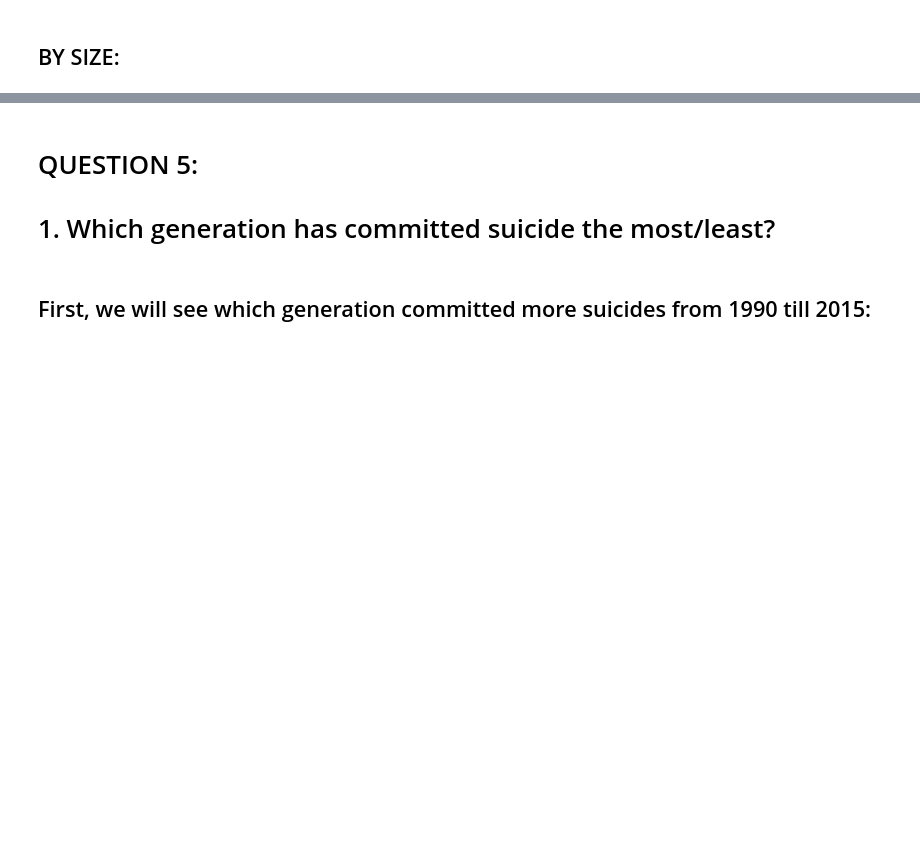
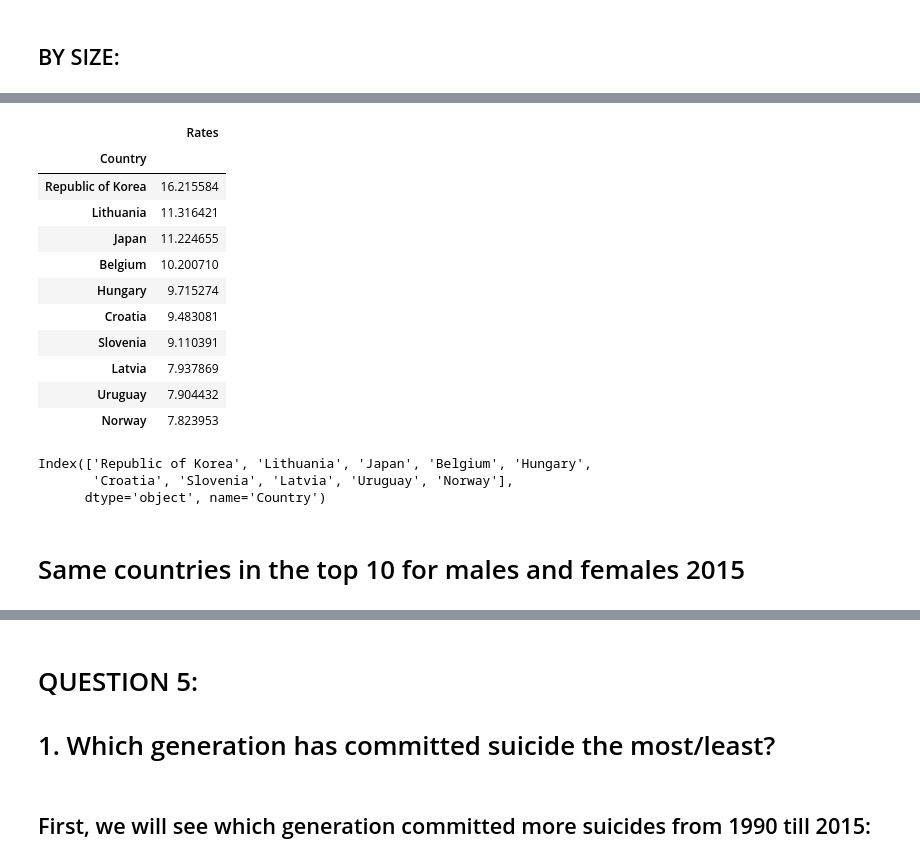
Before and after one commit to cinlaozdemir/Project-Week-3-Data-Thieves, a Jupyter notebook: your-project/Project3_DescStats-Copy2.ipynb, the cells around one changed output, grey strips where cells are left out. Cells and saved outputs as stored; diff of their text form; code cells hidden in the pictures; blank space fills up the shorter version.

```diff
--- a/your-project/Project3_DescStats-Copy2.ipynb
+++ b/your-project/Project3_DescStats-Copy2.ipynb
@@ -309,0 +260,23 @@ idgsm.difference(idgsf)
+# %%
+females['Rates'] = (females['Num_Suicides']/females['Population'])*100000
+# %%
+females = females.reset_index()
+# %%
+females = females[['Country','Rates']].groupby('Country').sum().sort_values("Rates", ascending=False)
+# %%
+femalestop10 = females[0:10]
+# %%
+femalestop10
+# %% [output]
+|  | Rates |
+| Country |  |
+| Republic of Korea | 16.215584 |
+| Lithuania | 11.316421 |
+| Japan | 11.224655 |
+| Belgium | 10.200710 |
+| Hungary | 9.715274 |
+| Croatia | 9.483081 |
+| Slovenia | 9.110391 |
+| Latvia | 7.937869 |
+| Uruguay | 7.904432 |
+| Norway | 7.823953 |
@@ -309,0 +287,6 @@ idgsm.difference(idgsf)
+# %%
+femalestop10.index
+# %% [output]
+Index(['Republic of Korea', 'Lithuania', 'Japan', 'Belgium', 'Hungary',
+       'Croatia', 'Slovenia', 'Latvia', 'Uruguay', 'Norway'],
+      dtype='object', name='Country')
@@ -309,0 +295,2 @@ idgsm.difference(idgsf)
+# %% [markdown]
+# Same countries in the top 10 for males and females 2015
```
Also changed, not shown: parts of 138 cells of this notebook.
